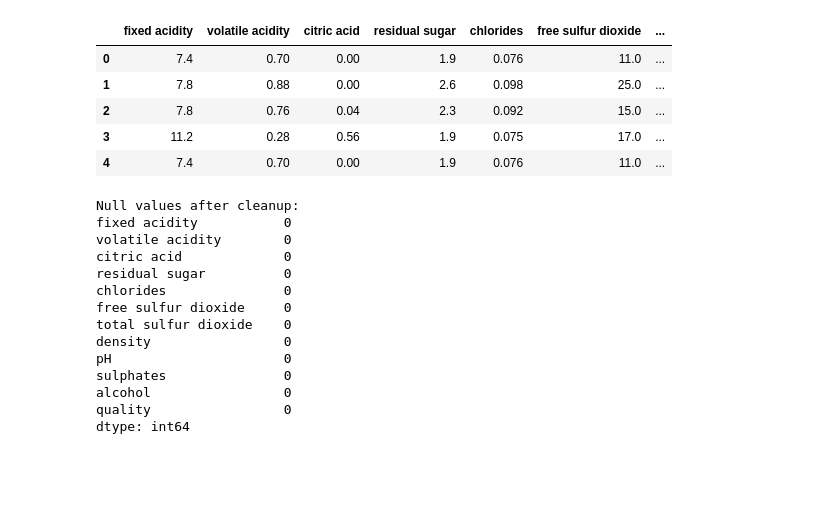
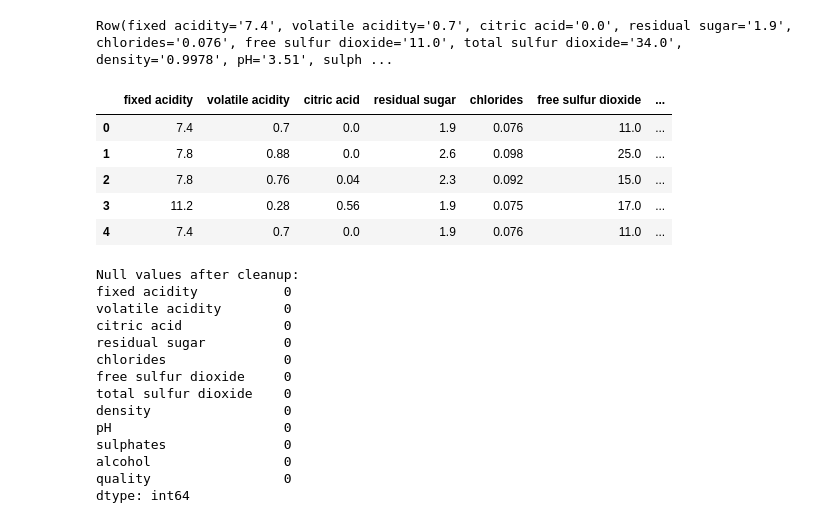
Before and after one commit to sookie22/Final_Project, a Jupyter notebook: red_wine.ipynb, the cells around one changed output. Drawn from its saved outputs; the diff is of its cells as text; code cells hidden in the pictures; blank space fills up the shorter version.

Commit message:
Add PySpark code

```diff
--- a/red_wine.ipynb
+++ b/red_wine.ipynb
@@ -9,17 +9,33 @@ from sklearn.decomposition import PCA
 from sklearn.preprocessing import StandardScaler
 from sklearn.metrics import accuracy_score, precision_score, recall_score, f1_score, confusion_matrix, roc_curve, roc_auc_score
 
+import findspark
+findspark.init()
 
-#Load dataset using Pandas
-data=pd.read_csv('winequality-red.csv')
-data.head()
+# Start Spark session
+from pyspark.sql import SparkSession
+spark = SparkSession.builder.appName("winequality-red").getOrCreate()
+
+from pyspark import SparkFiles
+path = "winequality-red.csv"
+spark.sparkContext.addFile(path)
+df = spark.read.csv(SparkFiles.get("winequality-red.csv"), sep=",", header=True)
+
+# Show DataFrame
+df.head()
 # %% [output]
-|  | fixed acidity | volatile acidity | citric acid | residual sugar | chlorides | free sulfur dioxide | ... |
-| 0 | 7.4 | 0.70 | 0.00 | 1.9 | 0.076 | 11.0 | ... |
-| 1 | 7.8 | 0.88 | 0.00 | 2.6 | 0.098 | 25.0 | ... |
-| 2 | 7.8 | 0.76 | 0.04 | 2.3 | 0.092 | 15.0 | ... |
-| 3 | 11.2 | 0.28 | 0.56 | 1.9 | 0.075 | 17.0 | ... |
-| 4 | 7.4 | 0.70 | 0.00 | 1.9 | 0.076 | 11.0 | ... |
+Row(fixed acidity='7.4', volatile acidity='0.7', citric acid='0.0', residual sugar='1.9', chlorides='0.076', free sulfur dioxide='11.0', total sulfur dioxide='34.0', density='0.9978', pH='3.51', sulph ...
+# %%
+#Convert PySpark dataset to Pandas
+data=df.toPandas()
+data.head()
+# %% [output]
+|  | fixed acidity | volatile acidity | citric acid | residual sugar | chlorides | free sulfur dioxide | ... |
+| 0 | 7.4 | 0.7 | 0.0 | 1.9 | 0.076 | 11.0 | ... |
+| 1 | 7.8 | 0.88 | 0.0 | 2.6 | 0.098 | 25.0 | ... |
+| 2 | 7.8 | 0.76 | 0.04 | 2.3 | 0.092 | 15.0 | ... |
+| 3 | 11.2 | 0.28 | 0.56 | 1.9 | 0.075 | 17.0 | ... |
+| 4 | 7.4 | 0.7 | 0.0 | 1.9 | 0.076 | 11.0 | ... |
 # %%
 # Remove rows with missing values
 data.dropna(inplace=True)
```
